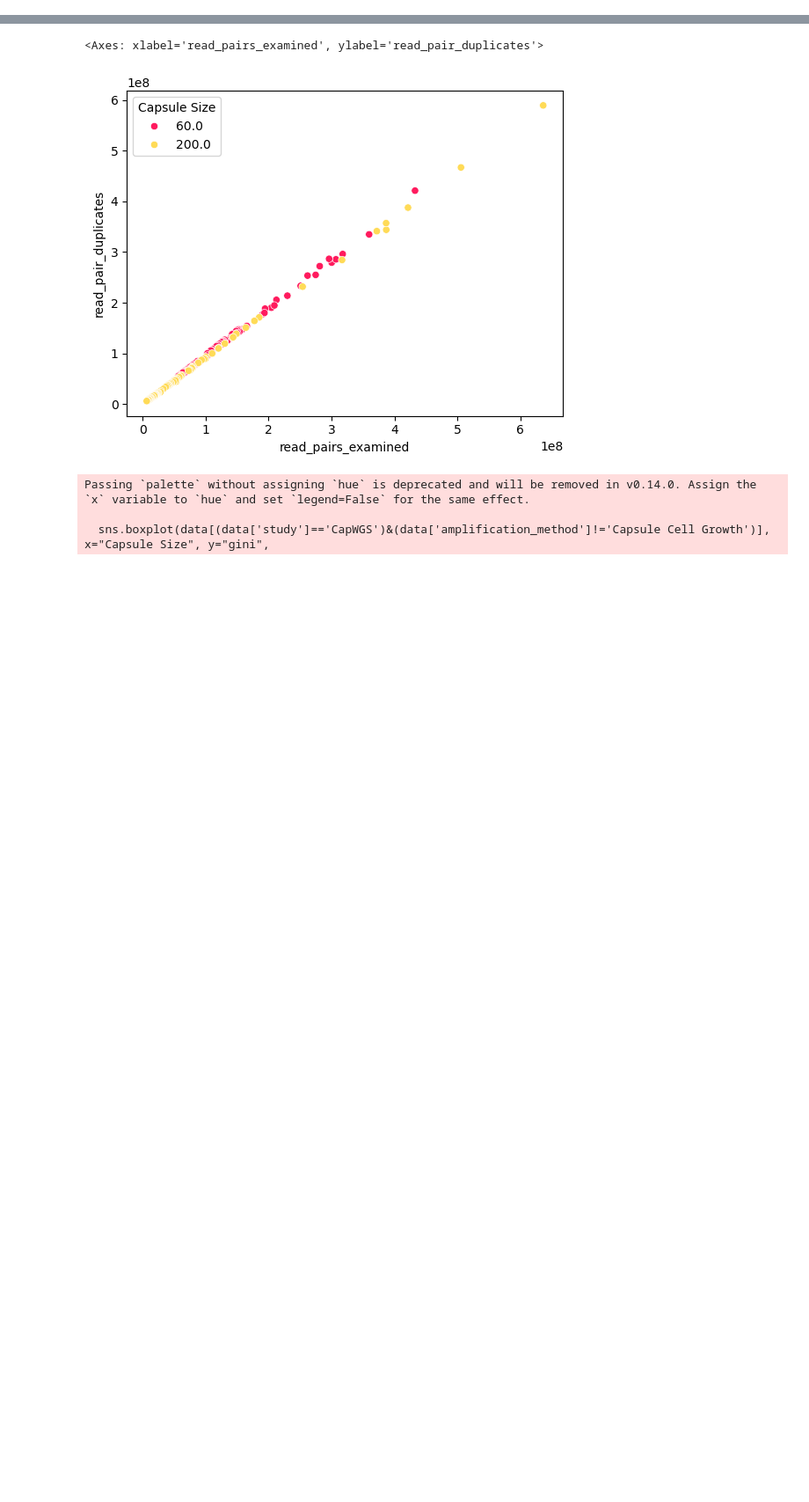
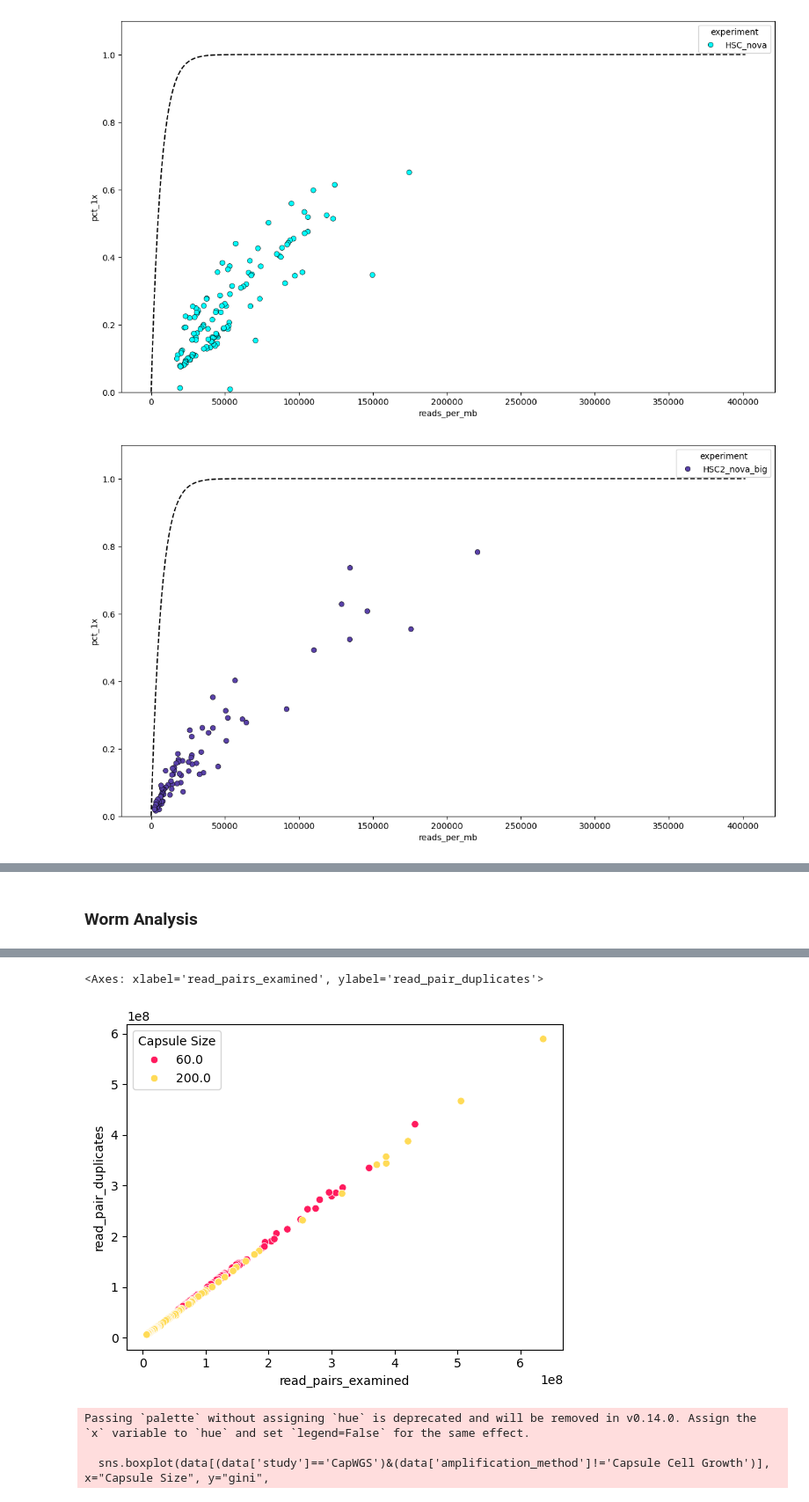
Before and after one commit to SrivatsanLab/SPC_genome, a Jupyter notebook: notebooks/benchmarking_coverage.ipynb, the cells around one changed output, grey strips where cells are left out. Shown at 88% size. Drawn from its saved outputs; the diff is of its cells as text; code cells hidden in the pictures; blank space fills up the shorter version.

```diff
--- a/notebooks/benchmarking_coverage.ipynb
+++ b/notebooks/benchmarking_coverage.ipynb
@@ -189,0 +157,2 @@ HSC2_Enzyme_amp_data['gini'] = ginis(HSC2_Enzyme_amp_data, '../data/benchmarking
+# %%
+K562_tree_data = pd.read_csv("../results/K562_tree_pilot/K562_tree_pilot_qc_summary.csv", index_col='sample')
@@ -235,0 +292,23 @@ data.to_csv('../results/benchmarking_coverage/ALL_qc_summary.csv')
+# %%
+x_theory = np.linspace(0, cap_data['reads_per_mb'].max() * 1.05, 1000)
+# y_theory = (1 - np.exp(-x_theory / 1e6))  # x is reads/Mb, so coverage = reads/Mb / 1e6 * genome
+
+for lib in cap_data.experiment.unique():
+    data = cap_data[cap_data['experiment']==lib]
+
+    fig,ax = plt.subplots(1,1,figsize=(14,8))
+    sns.scatterplot(data, x='reads_per_mb', y='pct_1x',
+                    hue='experiment',
+                    palette=exp_pal,
+                    ec='black',
+                    ax=ax
+                   )
+    RL = data['mean_read_length'].mean()
+    y_theory = 1 - np.exp(-(x_theory * RL) / 1e6)
+    ax.plot(x_theory, y_theory, color='black', linestyle='--', linewidth=1.5, label='Lander-Waterman')
+    plt.ylim((0,1.1))
+    # plt.yscale('log')
+    fig.savefig(f'../results/benchmarking_coverage/plots/{lib}_reads_vs_coverage.png')
+# %% [output]
+[figure, added]
+[figure, added]
@@ -235,0 +322,2 @@ data.to_csv('../results/benchmarking_coverage/ALL_qc_summary.csv')
+# %% [markdown]
+### Worm Analysis
```
Also changed, not shown: parts of 93 cells of this notebook, 17 other files.
